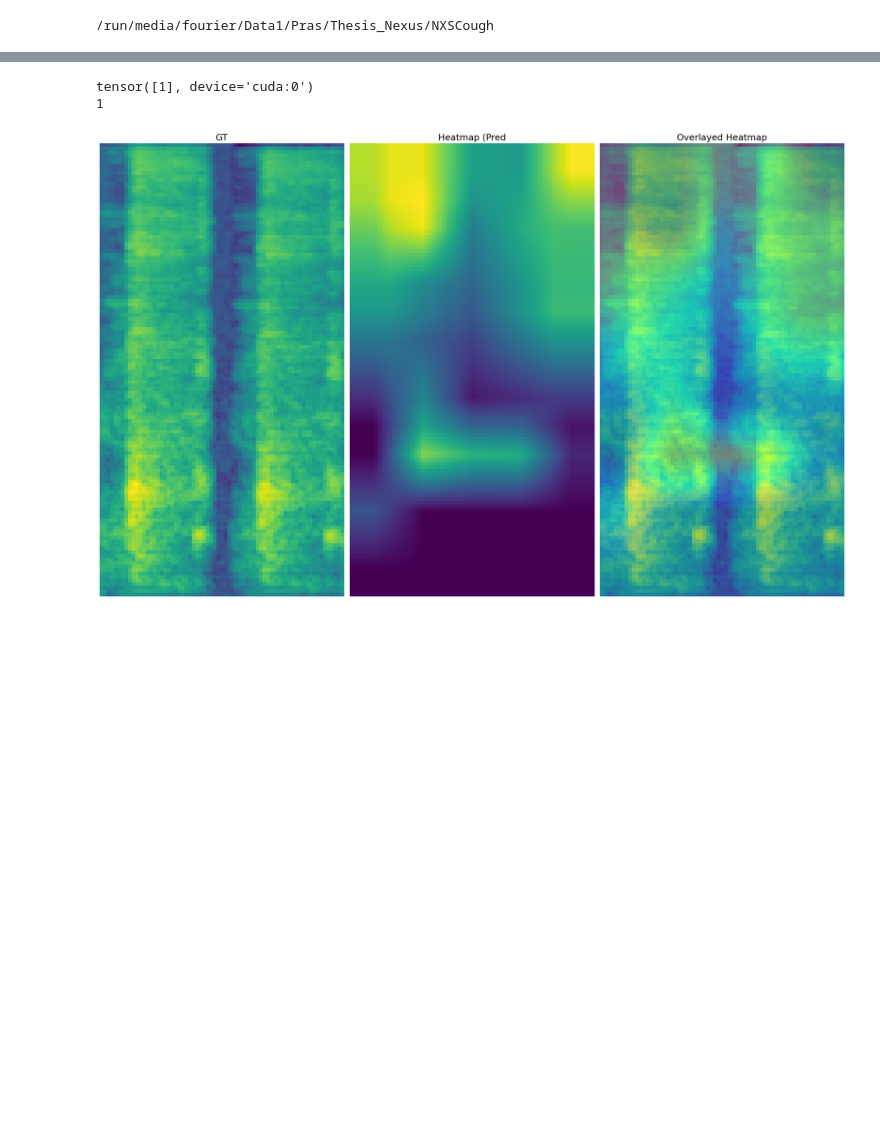
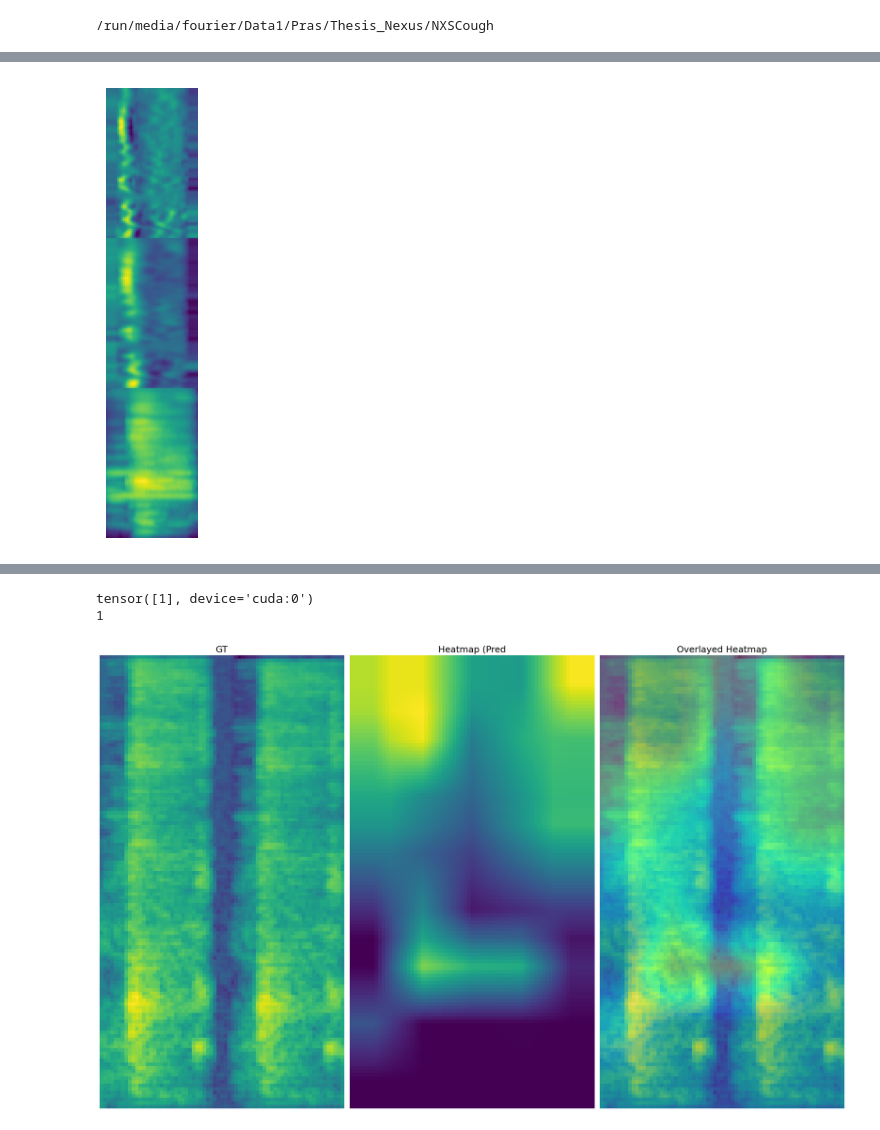
Before and after one commit to arkiven4/NXSCough, a Jupyter notebook: notebooks/xai.ipynb, the cells around one changed output, grey strips where cells are left out. Saved outputs shown, nothing was run; the diff lists cells and outputs as text; code cells hidden in the pictures; blank space fills up the shorter version.

```diff
--- a/notebooks/xai.ipynb
+++ b/notebooks/xai.ipynb
@@ -194,0 +149,36 @@ INFO:combined3dbbalv2_resnet_multiaskaugmentv2_synthesis:Loaded checkpoint './lo
+# %%
+index_selected = 0
+mel = audio[index_selected].squeeze(0).cpu()
+
+def minmax_norm(x, eps=1e-8):
+    return (x - x.min()) / (x.max() - x.min() + eps)
+
+# split
+mel_static = mel[0:80]
+mel_delta = mel[80:160]
+mel_deltadelta = mel[160:240]
+
+# normalize independently
+mel_static_n = minmax_norm(mel_static)
+mel_delta_n = minmax_norm(mel_delta)
+mel_deltadelta_n = minmax_norm(mel_deltadelta)
+
+# recombine
+mel_norm = np.vstack([
+    mel_static_n,
+    mel_delta_n,
+    mel_deltadelta_n
+])
+
+mel_np = mel_norm
+mel_np = np.flipud(mel_np)
+
+cmap = cm.get_cmap("viridis")
+mel_rgb = cmap(mel_np)[..., :3]
+# %%
+plt.imshow(mel_rgb)
+plt.axis('off')
+plt.tight_layout()
+plt.show()
+# %% [output]
+[figure, added]
```
Also changed, not shown: parts of 11 cells of this notebook, 22 other files.
